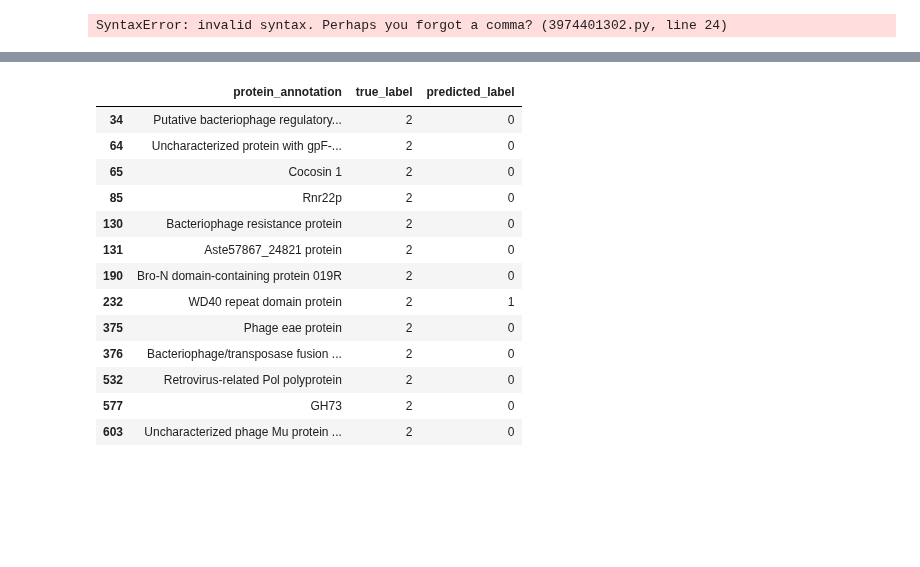
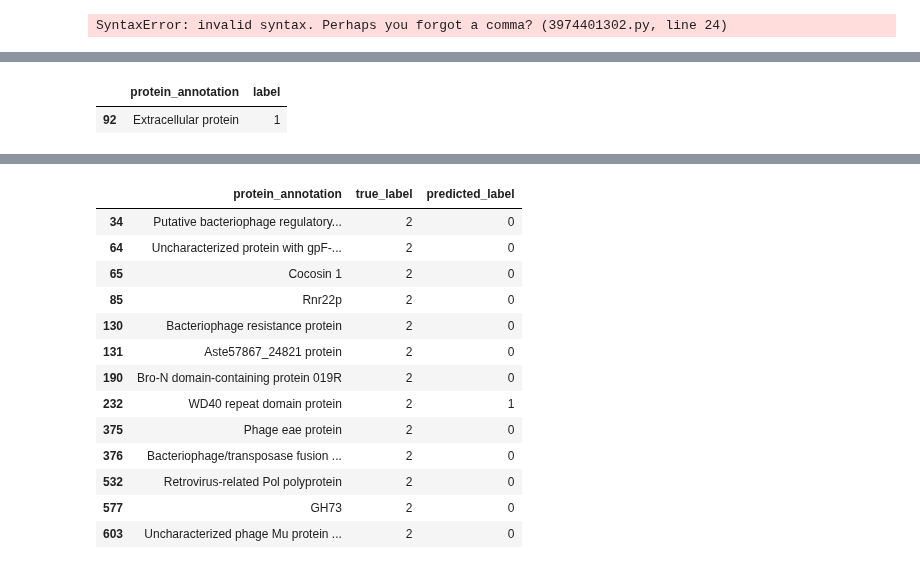
Before and after one commit to ElonGawi/Viral-Annotation-Classifier, a Jupyter notebook: model_evaluator_embedder_and_regex.ipynb, the cells around one changed output, grey strips where cells are left out. Saved outputs shown, nothing was run; the diff lists cells and outputs as text; code cells hidden in the pictures; blank space fills up the shorter version.

```diff
--- a/model_evaluator.ipynb
+++ b/model_evaluator_embedder_and_regex.ipynb
@@ -203,0 +229,5 @@ report_compare = ReportsComparison(reports)
+# %%
+r.eval_df[r.eval_df["protein_annotation"] == "Extracellular protein"]
+# %% [output]
+|  | protein_annotation | label |
+| 92 | Extracellular protein | 1 |
```
Also changed, not shown: parts of 5 cells of this notebook, 1 other file.
